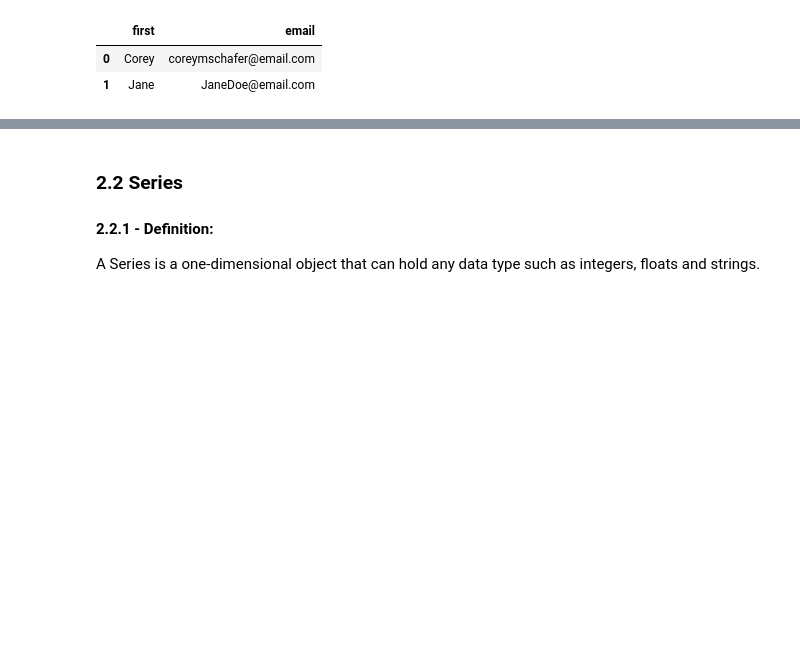
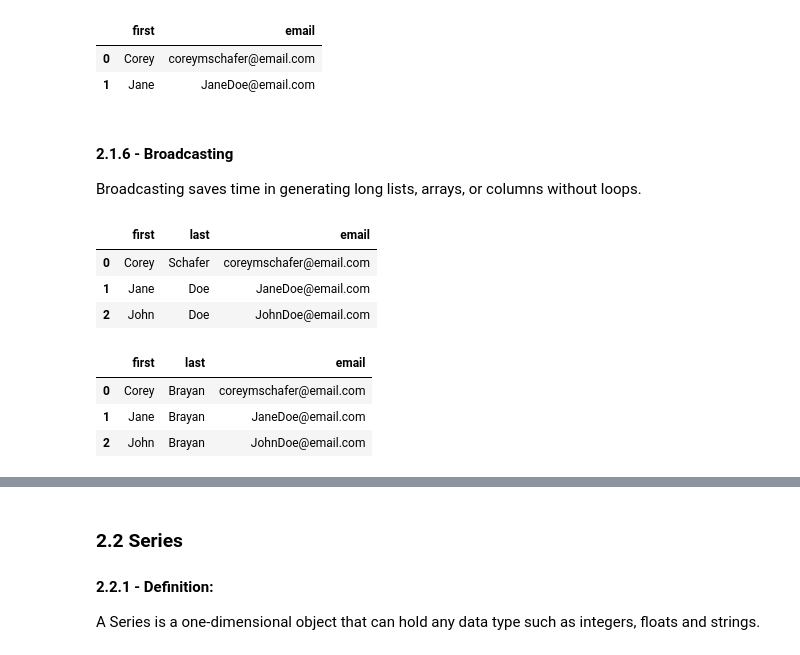
Before and after one commit to lucasbivar/statistic-applied-to-computing, a Jupyter notebook: personal-studies/data-manipulation/Pandas.ipynb, the cells around one changed output, grey strips where cells are left out. Cells and saved outputs as stored; diff of their text form; code cells hidden in the pictures; blank space fills up the shorter version.

Commit message:
adding new dataframes feature

```diff
--- a/personal-studies/data-manipulation/Pandas.ipynb
+++ b/personal-studies/data-manipulation/Pandas.ipynb
@@ -229,3 +256,21 @@ people_df.loc[[0, 1], ["first", "email"]] #with "loc" we can use the columns lab
 |  | first | email |
 | 0 | Corey | coreymschafer@email.com |
 | 1 | Jane | JaneDoe@email.com |
+# %% [markdown]
+#### 2.1.6 - Broadcasting
+Broadcasting saves time in generating long lists, arrays, or columns without loops.
+# %%
+people_df
+# %% [output]
+|  | first | last | email |
+| 0 | Corey | Schafer | coreymschafer@email.com |
+| 1 | Jane | Doe | JaneDoe@email.com |
+| 2 | John | Doe | JohnDoe@email.com |
+# %%
+people_df['last'] = "Brayan" # Broadcasts to entire column
+people_df
+# %% [output]
+|  | first | last | email |
+| 0 | Corey | Brayan | coreymschafer@email.com |
+| 1 | Jane | Brayan | JaneDoe@email.com |
+| 2 | John | Brayan | JohnDoe@email.com |
```
Also changed, not shown: parts of 6 cells of this notebook, 1 other file.
